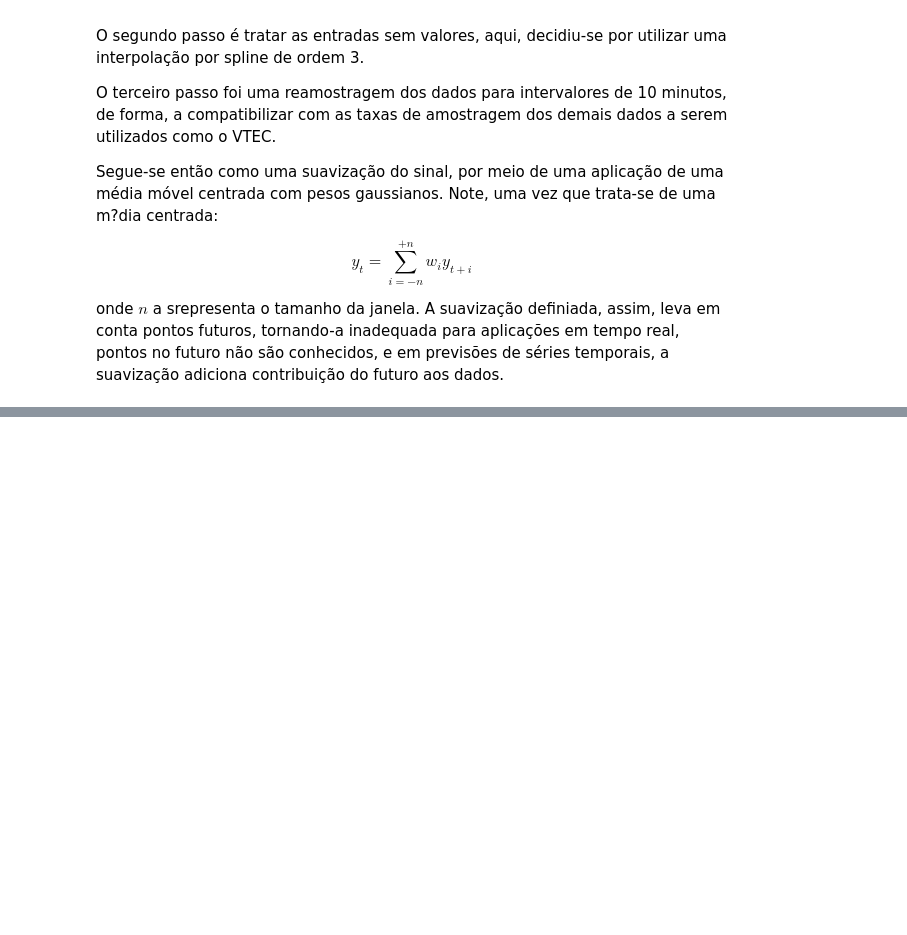
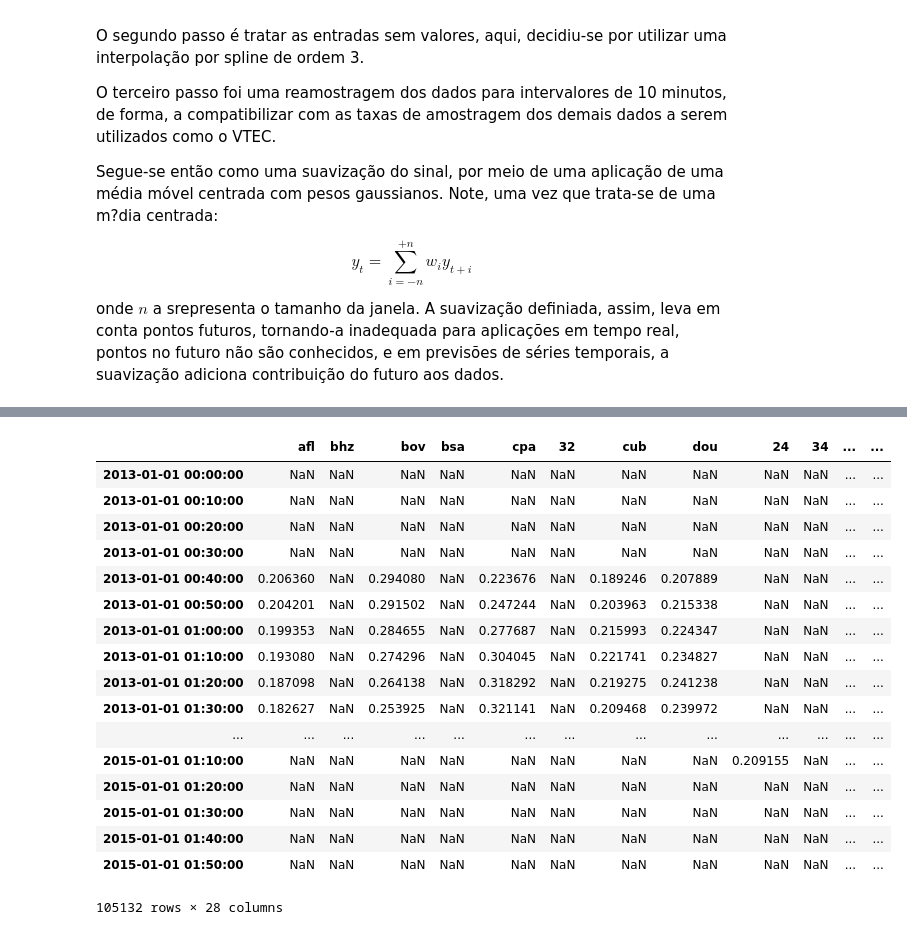
Before and after one commit to retiarus/correlation_vtec_s4, a Jupyter notebook: 02_preprocessing_s4_data.ipynb, the cells around one changed output, grey strips where cells are left out. Cells and saved outputs as stored; diff of their text form; code cells hidden in the pictures; blank space fills up the shorter version.

Commit message:
update index for the df_series_s4.pkl.xz

```diff
--- a/02_preprocessing_s4_data.ipynb
+++ b/02_preprocessing_s4_data.ipynb
@@ -20,4 +20,6 @@ from utils import local_s4, local_s4_pre
 from utils import window
+# %%
+df_station = pd.read_pickle(os.path.join(local_data, 'df_station_sort.pkl'))
 # %%
 files = os.listdir(local_s4)
 # %%
@@ -71,11 +78,14 @@ list_files = [os.path.join(local_s4_pre, i) for i in os.listdir(local_s4_pre)]
+# %%
+stations = [i.identificationstation for i in df_station.itertuples()]
 # %%
-def df_list(list_files):
-    for i in list_files:
-        df_s4 = pd.read_pickle(i)
-        pattern = re.compile(local_s4_pre + "/" + "pre_df_(.*)\.pkl")
-        name = pattern.sub(r'\1', i)
-        yield df_s4.rename(index=str, columns={"s4": name})
+def df_list(list_stations, local):
+    for i in list_stations:
+        path = local + '/' + 'pre_df_%s.pkl' %i
+        df_s4 = pd.read_pickle(path)
+        #pattern = re.compile(local + "/" + "pre_df_(.*)\.pkl")
+        #name = pattern.sub(r'\1', i)
+        yield df_s4.rename(index=str, columns={"s4": i})
 
-df_combine = partial(df_list, list_files=list_files)
+df_combine = partial(df_list, list_stations=stations, local=local_s4_pre)
 
 df_s4 = pd.concat(df_combine(), axis=1, sort=True)
@@ -81,0 +104,2 @@ df_s4 = pd.concat(df_combine(), axis=1, sort=True)
+# %%
+df_s4.index = pd.to_datetime(df_s4.index)
@@ -82,2 +108,21 @@ df_s4 = pd.concat(df_combine(), axis=1, sort=True)
 # %%
-df_s4.head()
+df_s4
+# %% [output]
+|  | afl | bhz | bov | bsa | cpa | 32 | cub | dou | 24 | 34 | ... | ... |
+| 2013-01-01 00:00:00 | NaN | NaN | NaN | NaN | NaN | NaN | NaN | NaN | NaN | NaN | ... | ... |
+| 2013-01-01 00:10:00 | NaN | NaN | NaN | NaN | NaN | NaN | NaN | NaN | NaN | NaN | ... | ... |
+| 2013-01-01 00:20:00 | NaN | NaN | NaN | NaN | NaN | NaN | NaN | NaN | NaN | NaN | ... | ... |
+| 2013-01-01 00:30:00 | NaN | NaN | NaN | NaN | NaN | NaN | NaN | NaN | NaN | NaN | ... | ... |
+| 2013-01-01 00:40:00 | 0.206360 | NaN | 0.294080 | NaN | 0.223676 | NaN | 0.189246 | 0.207889 | NaN | NaN | ... | ... |
+| 2013-01-01 00:50:00 | 0.204201 | NaN | 0.291502 | NaN | 0.247244 | NaN | 0.203963 | 0.215338 | NaN | NaN | ... | ... |
+| 2013-01-01 01:00:00 | 0.199353 | NaN | 0.284655 | NaN | 0.277687 | NaN | 0.215993 | 0.224347 | NaN | NaN | ... | ... |
+| 2013-01-01 01:10:00 | 0.193080 | NaN | 0.274296 | NaN | 0.304045 | NaN | 0.221741 | 0.234827 | NaN | NaN | ... | ... |
+| 2013-01-01 01:20:00 | 0.187098 | NaN | 0.264138 | NaN | 0.318292 | NaN | 0.219275 | 0.241238 | NaN | NaN | ... | ... |
+| 2013-01-01 01:30:00 | 0.182627 | NaN | 0.253925 | NaN | 0.321141 | NaN | 0.209468 | 0.239972 | NaN | NaN | ... | ... |
+| ... | ... | ... | ... | ... | ... | ... | ... | ... | ... | ... | ... | ... |
+| 2015-01-01 01:10:00 | NaN | NaN | NaN | NaN | NaN | NaN | NaN | NaN | 0.209155 | NaN | ... | ... |
+| 2015-01-01 01:20:00 | NaN | NaN | NaN | NaN | NaN | NaN | NaN | NaN | NaN | NaN | ... | ... |
+| 2015-01-01 01:30:00 | NaN | NaN | NaN | NaN | NaN | NaN | NaN | NaN | NaN | NaN | ... | ... |
+| 2015-01-01 01:40:00 | NaN | NaN | NaN | NaN | NaN | NaN | NaN | NaN | NaN | NaN | ... | ... |
+| 2015-01-01 01:50:00 | NaN | NaN | NaN | NaN | NaN | NaN | NaN | NaN | NaN | NaN | ... | ... |
+105132 rows × 28 columns
```
Also changed, not shown: parts of 8 cells of this notebook.
